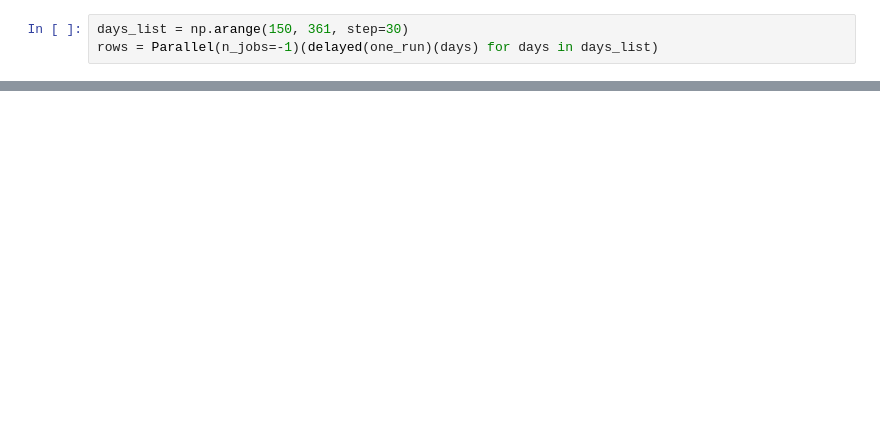
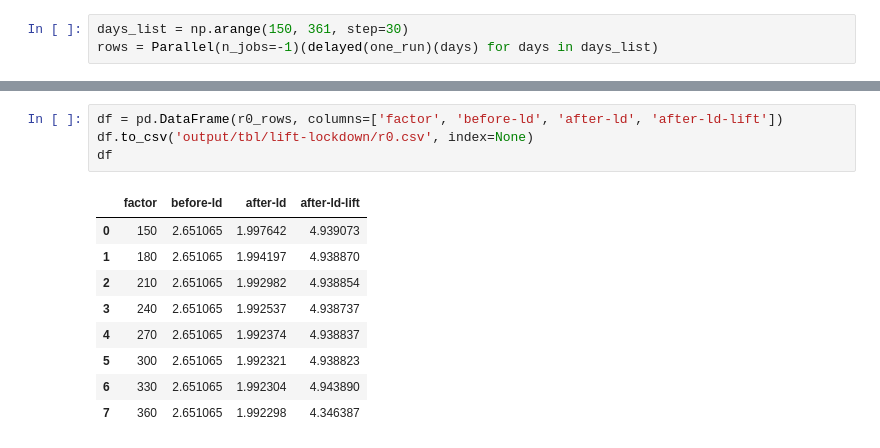
Before and after one commit to xiaohan2012/covid-19-code, a Jupyter notebook: remove-lockdown-date.ipynb, the cells around one changed output, grey strips where cells are left out. Cells and saved outputs as stored; diff of their text form; blank space fills up the shorter version.

```diff
--- a/remove-lockdown-date.ipynb
+++ b/remove-lockdown-date.ipynb
@@ -115,0 +116,14 @@ days = 360
+# %%
+df = pd.DataFrame(r0_rows, columns=['factor', 'before-ld', 'after-ld', 'after-ld-lift'])
+df.to_csv('output/tbl/lift-lockdown/r0.csv', index=None)
+df
+# %% [output]
+|  | factor | before-ld | after-ld | after-ld-lift |
+| 0 | 150 | 2.651065 | 1.997642 | 4.939073 |
+| 1 | 180 | 2.651065 | 1.994197 | 4.938870 |
+| 2 | 210 | 2.651065 | 1.992982 | 4.938854 |
+| 3 | 240 | 2.651065 | 1.992537 | 4.938737 |
+| 4 | 270 | 2.651065 | 1.992374 | 4.938837 |
+| 5 | 300 | 2.651065 | 1.992321 | 4.938823 |
+| 6 | 330 | 2.651065 | 1.992304 | 4.943890 |
+| 7 | 360 | 2.651065 | 1.992298 | 4.346387 |
```
Also changed, not shown: parts of 2 cells of this notebook.
